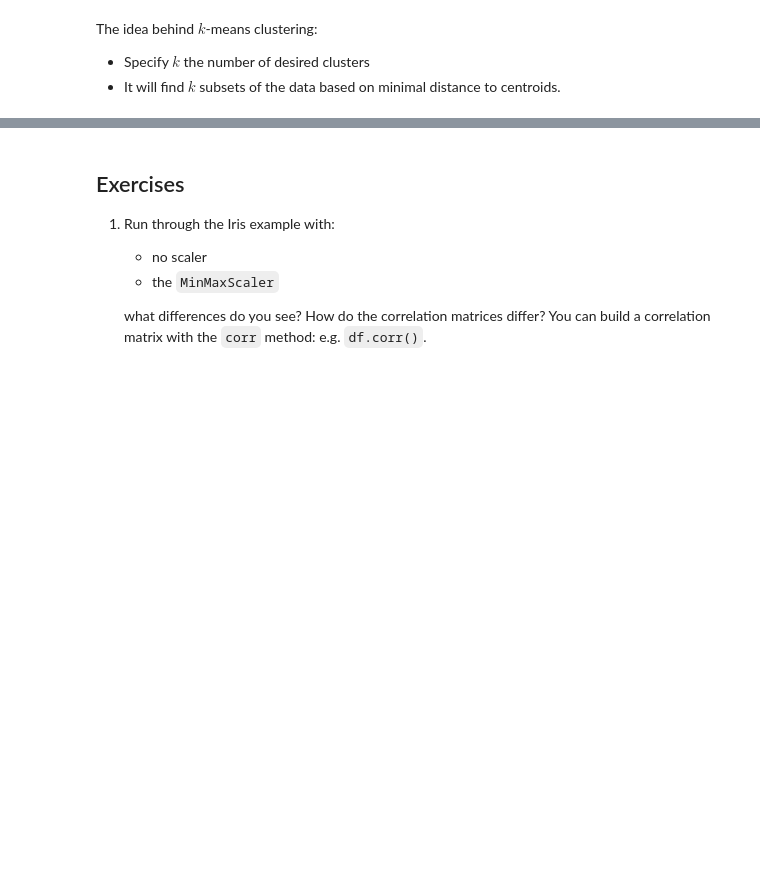
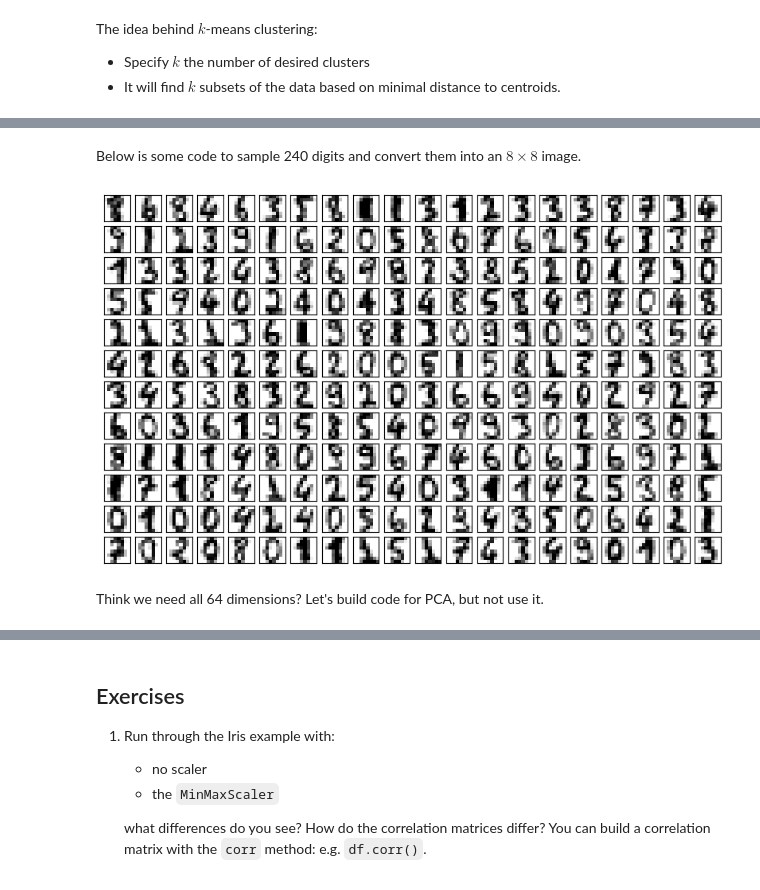
Before and after one commit to joshmaglione/CS102-Jupyter, a Jupyter notebook: Week11.ipynb, the cells around one changed output, grey strips where cells are left out. Drawn from its saved outputs; the diff is of its cells as text; code cells hidden in the pictures; blank space fills up the shorter version.

```diff
--- a/Week11.ipynb
+++ b/Week11.ipynb
@@ -332,0 +337,13 @@ Any data point in the blue region, for example, would be in the blue cluster.
+# %%
+from sklearn.datasets import load_digits
+
+# Load the data
+data, labels = load_digits(return_X_y=True)
+
+# Printing aspects of the data
+(n_samples, n_features) = data.shape
+n_digits = np.unique(labels).size
+
+print(f"Number of digits  : {n_digits}")
+print(f"Number of samples : {n_samples}")
+print(f"Number of features: {n_features}")
@@ -332,0 +371,25 @@ Any data point in the blue region, for example, would be in the blue cluster.
+# %% [markdown]
+Below is some code to sample 240 digits and convert them into an $8\times 8$ image.
+# %%
+digits = data.reshape(-1, 8, 8)
+indices = np.random.choice(len(digits), size=240, replace=False)
+sample_digits = digits[indices]
+
+fig, axes = plt.subplots(12, 20, figsize=(10, 6))
+for ax in axes.flatten():
+    ax.tick_params(
+        axis='both',
+        which='both',
+        bottom=False,
+        left=False,
+        labelbottom=False,
+        labelleft=False
+    )
+for i, ax in enumerate(axes.flatten()):
+    ax.imshow(sample_digits[i], cmap='gray_r')
+
+plt.show()
+# %% [output]
+[figure, added]
+# %% [markdown]
+Think we need all 64 dimensions? Let's build code for PCA, but not use it.
```
Also changed, not shown: parts of 9 cells of this notebook.
